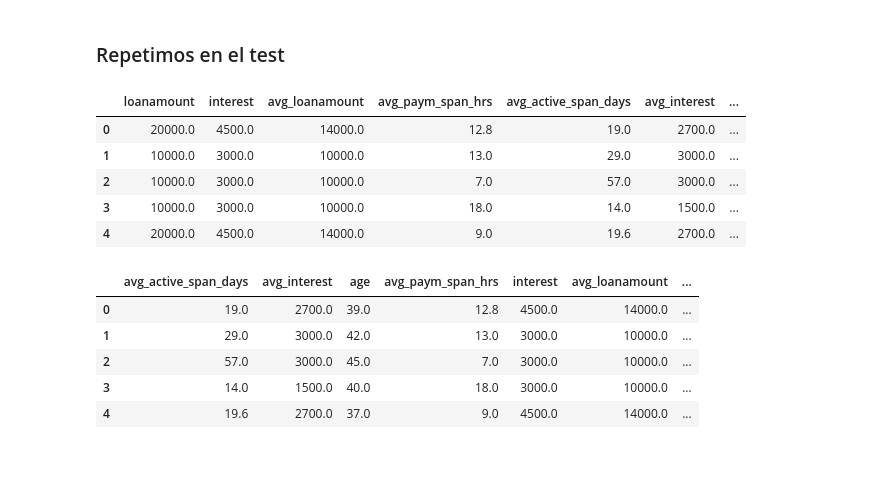
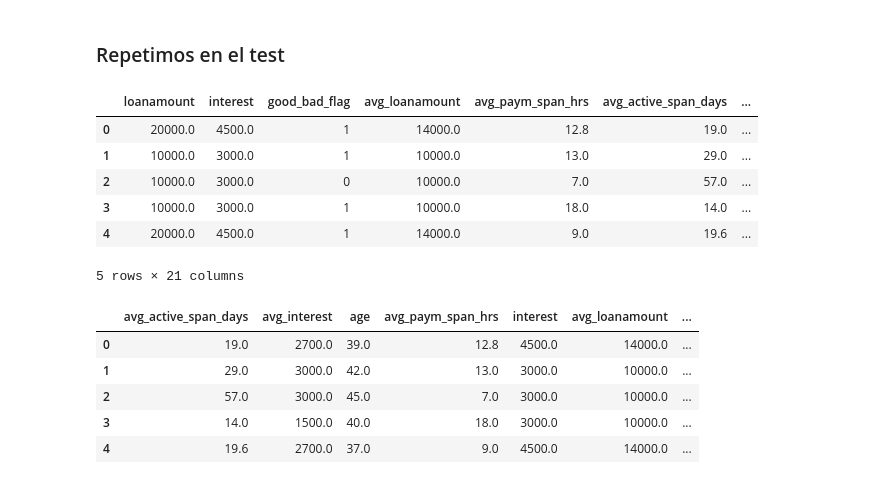
Before and after one commit to AlexPC23/DP3-Grupo-5, a Jupyter notebook: Notebooks/Transformaciones/Feature_importance.ipynb, the cells around one changed output. Cells and saved outputs as stored; diff of their text form; code cells hidden in the pictures.

```diff
--- a/Notebooks/Transformaciones/Feature_importance.ipynb
+++ b/Notebooks/Transformaciones/Feature_importance.ipynb
@@ -91,23 +91,24 @@ df2 = pd.read_csv("/content/total_merged_test.csv")
 # %%
 dummy_int = pd.get_dummies(df2[['interest_interval']])
 dummy_bank_name = pd.get_dummies(df2[['bank_name_clients']], drop_first=True)
 dummy_td = pd.get_dummies(df2[['termdays']], drop_first=True)
 dummy_age = pd.get_dummies(df2[['age_interval']])
 dummy_state = pd.get_dummies(df2[['state']], drop_first=True)
 dummy_loan = pd.get_dummies(df2[['loan_interval']], drop_first=True)
 dummy_loannum = pd.get_dummies(df2[['loannumber']], drop_first=True)
 
 df2 = pd.concat([df2, dummy_int, dummy_bank_name, dummy_td, dummy_age, dummy_state, dummy_loan, dummy_loannum], axis=1)
-df2 = df2.drop(['interest_interval','bank_name_clients', 'termdays', 'age_interval','state','loan_interval','loannumber', 'systemloanid', 'good_bad_flag'], axis=1)
+df2 = df2.drop(['interest_interval','bank_name_clients', 'termdays', 'age_interval','state','loan_interval','loannumber', 'systemloanid'], axis=1)
 
 df2.head()
 # %% [output]
-|  | loanamount | interest | avg_loanamount | avg_paym_span_hrs | avg_active_span_days | avg_interest | ... |
-| 0 | 20000.0 | 4500.0 | 14000.0 | 12.8 | 19.0 | 2700.0 | ... |
-| 1 | 10000.0 | 3000.0 | 10000.0 | 13.0 | 29.0 | 3000.0 | ... |
-| 2 | 10000.0 | 3000.0 | 10000.0 | 7.0 | 57.0 | 3000.0 | ... |
-| 3 | 10000.0 | 3000.0 | 10000.0 | 18.0 | 14.0 | 1500.0 | ... |
-| 4 | 20000.0 | 4500.0 | 14000.0 | 9.0 | 19.6 | 2700.0 | ... |
+|  | loanamount | interest | good_bad_flag | avg_loanamount | avg_paym_span_hrs | avg_active_span_days | ... |
+| 0 | 20000.0 | 4500.0 | 1 | 14000.0 | 12.8 | 19.0 | ... |
+| 1 | 10000.0 | 3000.0 | 1 | 10000.0 | 13.0 | 29.0 | ... |
+| 2 | 10000.0 | 3000.0 | 0 | 10000.0 | 7.0 | 57.0 | ... |
+| 3 | 10000.0 | 3000.0 | 1 | 10000.0 | 18.0 | 14.0 | ... |
+| 4 | 20000.0 | 4500.0 | 1 | 14000.0 | 9.0 | 19.6 | ... |
+5 rows × 21 columns
 # %%
 top10_test = df2[imp_feats]
 top10_test.head()
```
Also changed, not shown: parts of 2 cells of this notebook, 6 other files.
